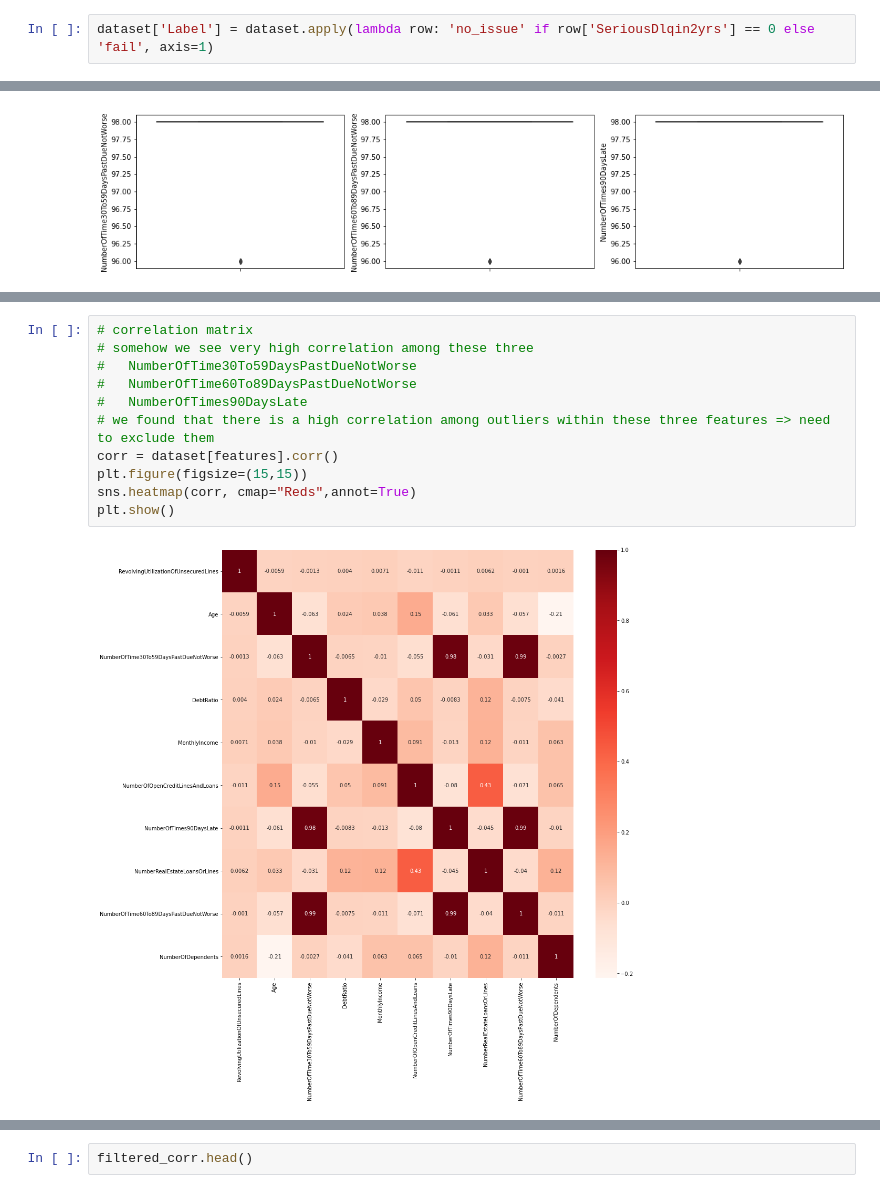
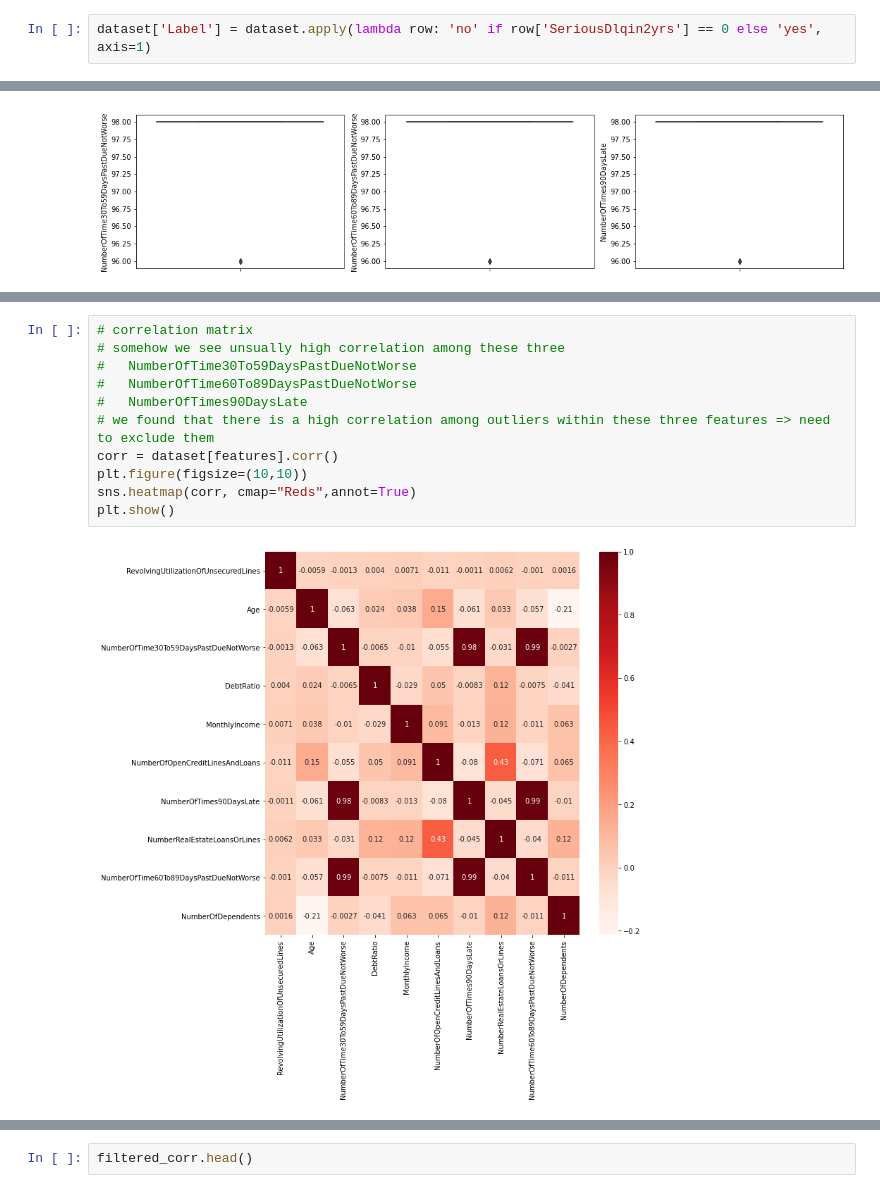
Before and after one commit to muqtafiakhmad/analysis-loan, a Jupyter notebook: profile.ipynb, the cells around one changed output, grey strips where cells are left out. Cells and saved outputs as stored; diff of their text form.

```diff
--- a/profile.ipynb
+++ b/profile.ipynb
@@ -31,7 +31,7 @@ dataset.head()
 | 3 | 4 | 0 | 0.233810 | 30.0 | 0 | 0.036050 | ... |
 | 4 | 5 | 0 | 0.907239 | 49.0 | 1 | 0.024926 | ... |
 # %%
-dataset['Label'] = dataset.apply(lambda row: 'no_issue' if row['SeriousDlqin2yrs'] == 0 else 'fail', axis=1)
+dataset['Label'] = dataset.apply(lambda row: 'no' if row['SeriousDlqin2yrs'] == 0 else 'yes', axis=1)
 # %%
 bylabel = {}
 
@@ -327,16 +321,16 @@ for feature in features:
 # %%
 # correlation matrix
-# somehow we see very high correlation among these three
+# somehow we see unsually high correlation among these three
 #   NumberOfTime30To59DaysPastDueNotWorse
 #   NumberOfTime60To89DaysPastDueNotWorse
 #   NumberOfTimes90DaysLate
 # we found that there is a high correlation among outliers within these three features => need to exclude them
 corr = dataset[features].corr()
-plt.figure(figsize=(15,15))
+plt.figure(figsize=(10,10))
 sns.heatmap(corr, cmap="Reds",annot=True)
 plt.show()
 # %% [output]
-[figure, old version]
+[figure, new version]
 # %%
 # after exclude outliers, we find that the correlation is not that high
 # but they are still relatively high compared to the other correlations
```
Also changed, not shown: parts of 27 cells of this notebook.
